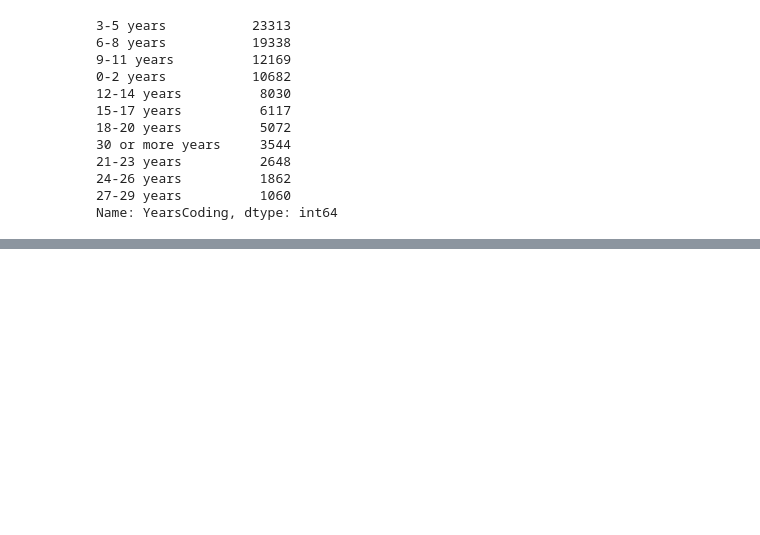
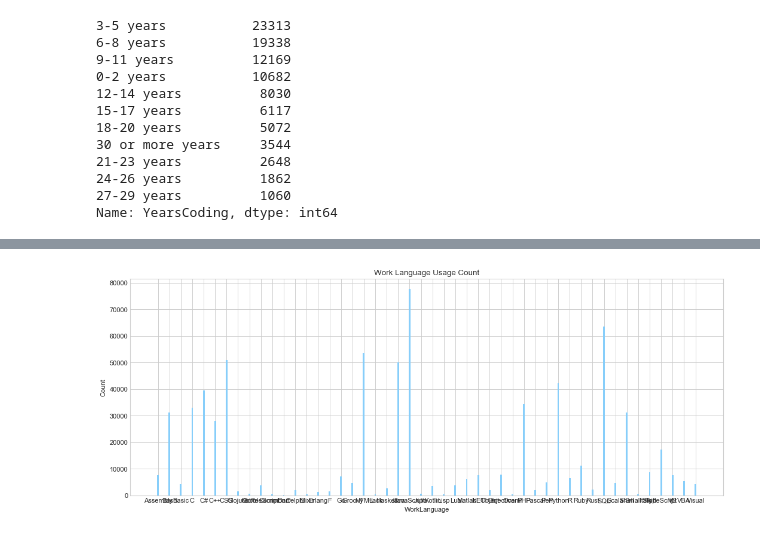
Before and after one commit to ZenRay/StackOverflowReport, a Jupyter notebook: preprocess/Overflow_2018.ipynb, the cells around one changed output, grey strips where cells are left out. Saved outputs shown, nothing was run; the diff lists cells and outputs as text; code cells hidden in the pictures; blank space fills up the shorter version.

```diff
--- a/preprocess/Overflow_2018.ipynb
+++ b/preprocess/Overflow_2018.ipynb
@@ -1206,0 +654,10 @@ df_2018_clean = pd.read_csv('stackoverflow_2018.csv')
+# %%
+cfd.pop(' ')
+cfd.pop('#')
+cfd.pop("'")
+cfd.pop(',')
+cfd.pop('-')
+cfd.pop('.')
+cfd.pop('/')
+cfd.pop('6')
+cfd.pop(';')
@@ -1206,0 +666,3 @@ df_2018_clean = pd.read_csv('stackoverflow_2018.csv')
+# %%
+# 字典转化成dataframe
+df = pd.DataFrame(cfd,index=[0])
@@ -1206,0 +689,37 @@ df_2018_clean = pd.read_csv('stackoverflow_2018.csv')
+# %%
+plt.figure(figsize=(16, 6), dpi=80)
+# 柱子总数
+N = df.shape[1]
+# 包含每个柱子对应值的序列
+values = (7583, 31172, 4158, 32875, 39430, 28027, 50979, 1423, 590, 3795, 273, 145, 2025, 380, 1167, 1572, 7089, 4566, 53628, 361, 2610,
+          50045, 77561, 568, 3508, 273, 3772, 6133, 7527, 2025, 7859, 470, 34361, 2025, 4865, 42063, 6447, 11235, 2273, 63424, 4729, 31172,
+          327, 8678, 17114, 7527, 5384, 4158)
+
+# 包含每个柱子下标的序列
+index = np.arange(N)
+# 柱子的宽度
+width = 0.15
+
+# 绘制柱状图, 每根柱子的颜色为紫罗兰色
+p2 = plt.bar(index, values, width, label="rainfall", color="#87CEFA")
+
+# 设置横轴标签
+plt.xlabel('WorkLanguage')
+# 设置纵轴标签
+plt.ylabel('Count')
+
+# 添加标题
+plt.title('Work Language Usage Count')
+
+# 添加纵横轴的刻度
+plt.xticks(index, ('Assembly', 'Bash', 'Basic', 'C', 'C#', 'C++', 'CSS', 'Clojure',
+       'Cobol', 'CoffeeScript', 'Common', 'Dart', 'Delphi', 'Elixir', 'Erlang',
+       'F', 'Go', 'Groovy', 'HTML', 'Hack', 'Haskell', 'Java', 'JavaScript',
+       'Julia', 'Kotlin', 'Lisp', 'Lua', 'Matlab', 'NET', 'Object',
+       'Objective', 'Ocaml', 'PHP', 'Pascal', 'Perl', 'Python', 'R', 'Ruby',
+       'Rust', 'SQL', 'Scala', 'Shell', 'Smalltalk', 'Swift', 'TypeScript',
+       'VB', 'VBA', 'Visual'))
+
+plt.show()
+# %% [output]
+[figure, added]
```
Also changed, not shown: parts of 120 cells of this notebook.
